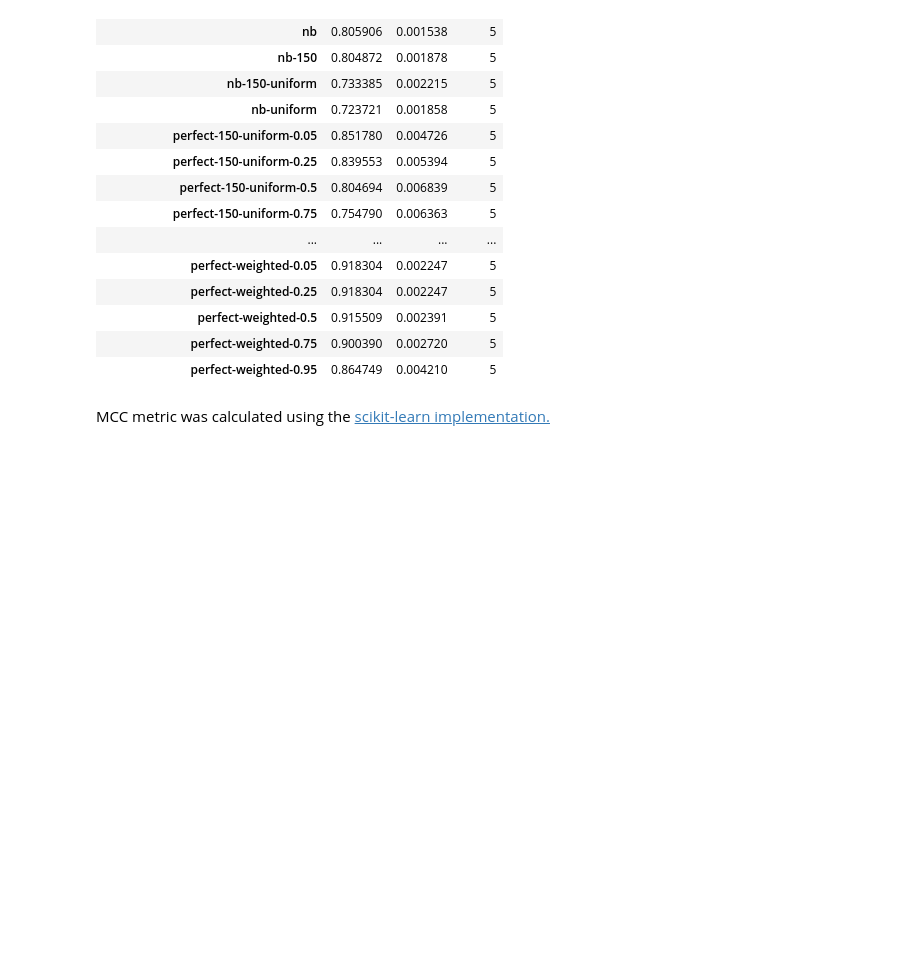
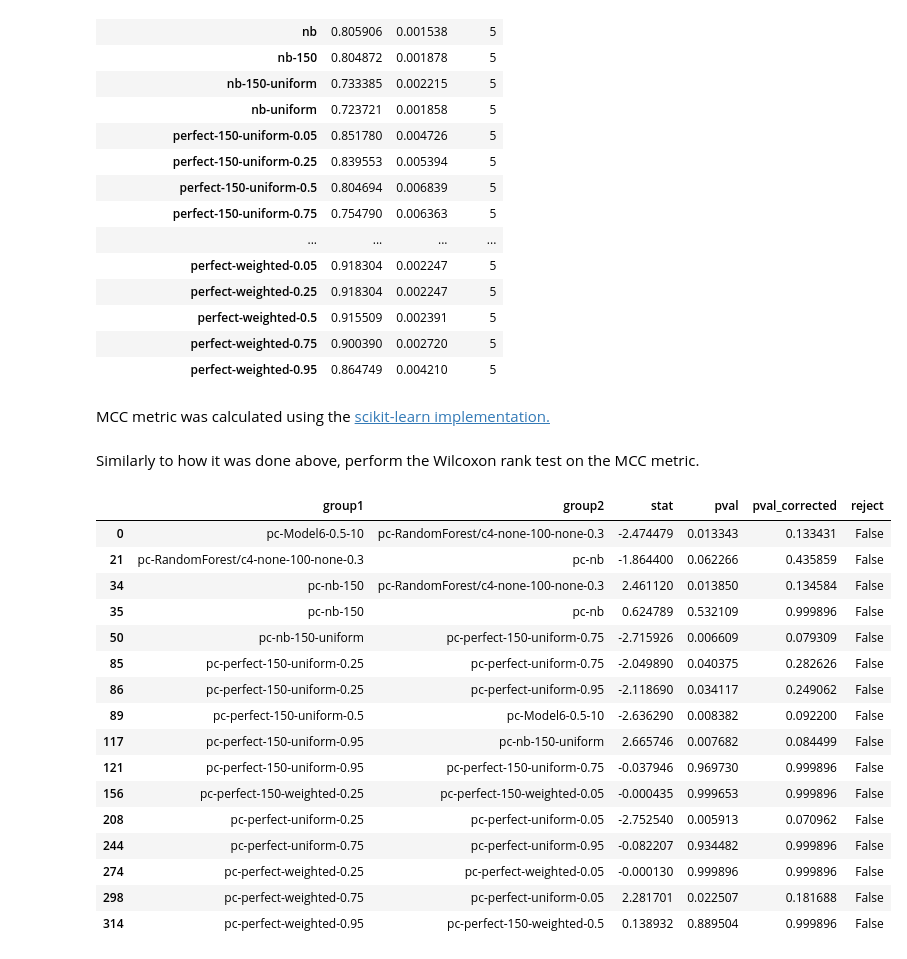
Before and after one commit to BenKaehler/paycheck, a Jupyter notebook: analysis/paycheck-eval-PerfectClassifier.ipynb, the cells around one changed output. Drawn from its saved outputs; the diff is of its cells as text; code cells hidden in the pictures; blank space fills up the shorter version.

```diff
--- a/analysis/paycheck-eval-PerfectClassifier.ipynb
+++ b/analysis/paycheck-eval-PerfectClassifier.ipynb
@@ -757,3 +841,38 @@ calculate_aggregate_metrics(axis_data, metric, "class weights")
 | perfect-weighted-0.95 | 0.864749 | 0.004210 | 5 |
 # %% [markdown]
 MCC metric was calculated using the [scikit-learn implementation.](https://scikit-learn.org/stable/modules/generated/sklearn.metrics.matthews_corrcoef.html)
+# %% [markdown]
+Similarly to how it was done above, perform the Wilcoxon rank test on the MCC metric.
+# %%
+alpha = 0.05
+correction = "hommel"
+model_col = "class weights modif"
+nb_prefix = "pc-"
+save_loc = os.path.join(project_dir, sample_types[0], f"stats-rf-{metric}-{alpha}.tsv")
+save_loc = None
+
+stat_results_df = compare_all_wilcoxon(data, model_col, nb_prefix, metric, alpha, paired=False, correction=correction)
+
+if save_loc:
+     stat_results_df.to_csv(os.path.join(save_loc), sep='\t')
+# %%
+with pd.option_context('display.max_rows', None, 'display.max_columns', None):
+    display(stat_results_df[~stat_results_df["reject"]])
+# %% [output]
+|  | group1 | group2 | stat | pval | pval_corrected | reject |
+| 0 | pc-Model6-0.5-10 | pc-RandomForest/c4-none-100-none-0.3 | -2.474479 | 0.013343 | 0.133431 | False |
+| 21 | pc-RandomForest/c4-none-100-none-0.3 | pc-nb | -1.864400 | 0.062266 | 0.435859 | False |
+| 34 | pc-nb-150 | pc-RandomForest/c4-none-100-none-0.3 | 2.461120 | 0.013850 | 0.134584 | False |
+| 35 | pc-nb-150 | pc-nb | 0.624789 | 0.532109 | 0.999896 | False |
+| 50 | pc-nb-150-uniform | pc-perfect-150-uniform-0.75 | -2.715926 | 0.006609 | 0.079309 | False |
+| 85 | pc-perfect-150-uniform-0.25 | pc-perfect-uniform-0.75 | -2.049890 | 0.040375 | 0.282626 | False |
+| 86 | pc-perfect-150-uniform-0.25 | pc-perfect-uniform-0.95 | -2.118690 | 0.034117 | 0.249062 | False |
+| 89 | pc-perfect-150-uniform-0.5 | pc-Model6-0.5-10 | -2.636290 | 0.008382 | 0.092200 | False |
+| 117 | pc-perfect-150-uniform-0.95 | pc-nb-150-uniform | 2.665746 | 0.007682 | 0.084499 | False |
+| 121 | pc-perfect-150-uniform-0.95 | pc-perfect-150-uniform-0.75 | -0.037946 | 0.969730 | 0.999896 | False |
+| 156 | pc-perfect-150-weighted-0.25 | pc-perfect-150-weighted-0.05 | -0.000435 | 0.999653 | 0.999896 | False |
+| 208 | pc-perfect-uniform-0.25 | pc-perfect-uniform-0.05 | -2.752540 | 0.005913 | 0.070962 | False |
+| 244 | pc-perfect-uniform-0.75 | pc-perfect-uniform-0.95 | -0.082207 | 0.934482 | 0.999896 | False |
+| 274 | pc-perfect-weighted-0.25 | pc-perfect-weighted-0.05 | -0.000130 | 0.999896 | 0.999896 | False |
+| 298 | pc-perfect-weighted-0.75 | pc-perfect-uniform-0.05 | 2.281701 | 0.022507 | 0.181688 | False |
+| 314 | pc-perfect-weighted-0.95 | pc-perfect-150-weighted-0.5 | 0.138932 | 0.889504 | 0.999896 | False |
```
Also changed, not shown: parts of 6 cells of this notebook, 2 other files.
